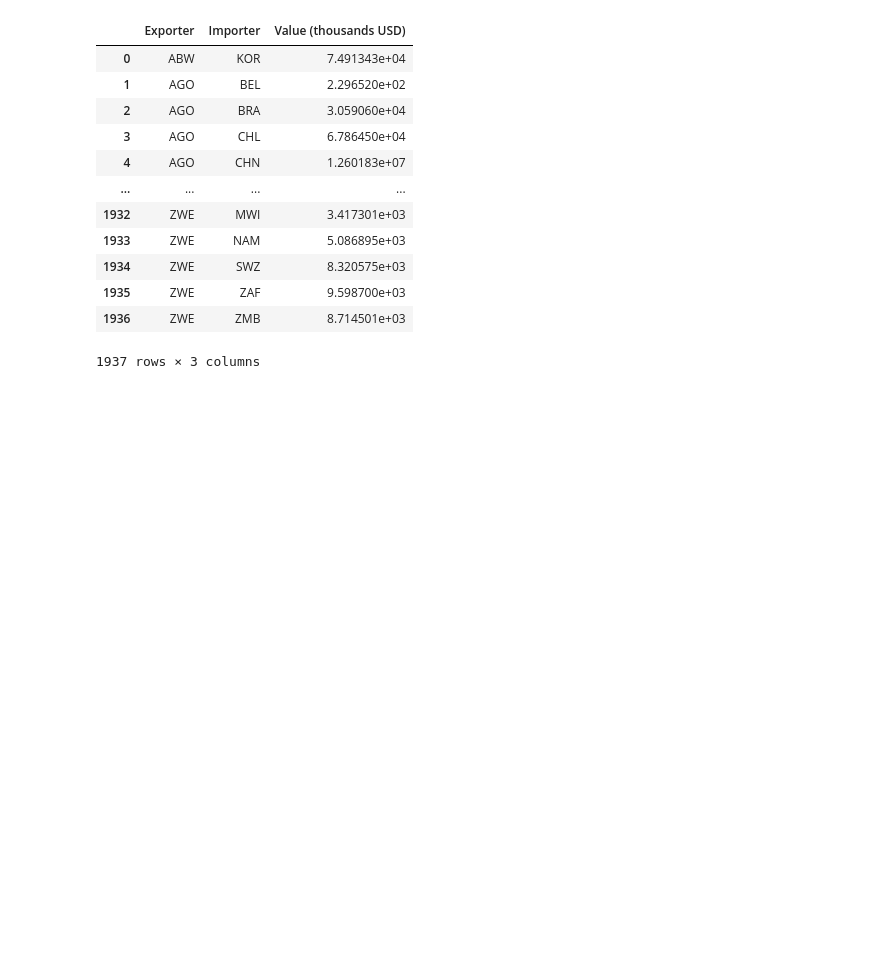
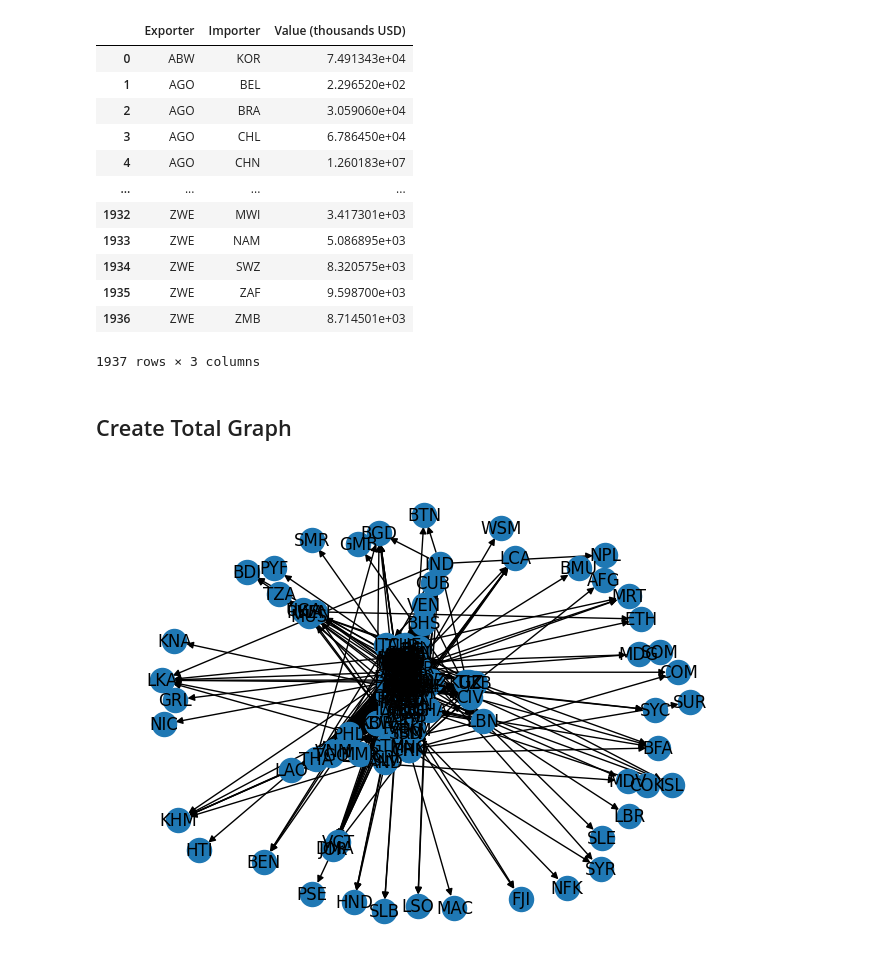
Before and after one commit to HumidBore/Social-Network-Analysis, a Jupyter notebook: SocialNetworkAnalysis.ipynb, the cells around one changed output. Drawn from its saved outputs; the diff is of its cells as text; code cells hidden in the pictures; blank space fills up the shorter version.

```diff
--- a/SocialNetworkAnalysis.ipynb
+++ b/SocialNetworkAnalysis.ipynb
@@ -259,3 +259,19 @@ df_total
 | 1935 | ZWE | ZAF | 9.598700e+03 |
 | 1936 | ZWE | ZMB | 8.714501e+03 |
 1937 rows × 3 columns
+# %%
+totalUSD_nodes = list(set(df_total["Exporter"].unique().tolist() + df_total["Importer"].unique().tolist()))
+
+totalUSD_edges = [(row["Exporter"], row["Importer"], row["Value (thousands USD)"]) for (index, row) in df_total.iterrows()]
+# %% [markdown]
+## Create Total Graph
+# %%
+G_total = nx.DiGraph()
+
+G_total.add_nodes_from(totalUSD_nodes)
+
+G_total.add_weighted_edges_from(totalUSD_edges)
+# %%
+nx.draw_networkx(G_total,with_labels=True)
+# %% [output]
+[figure, added]
```
Also changed, not shown: parts of 19 cells of this notebook.
